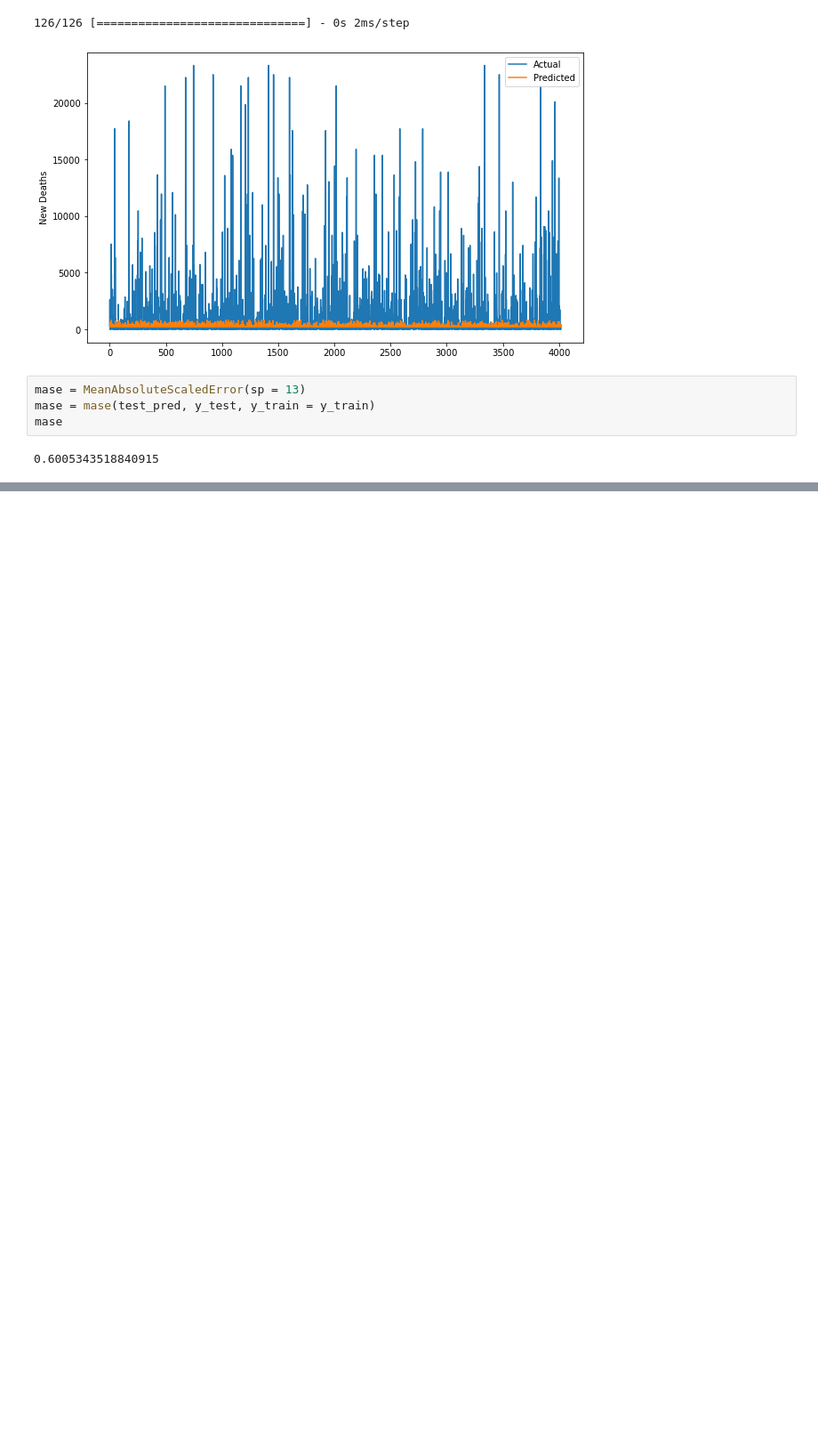
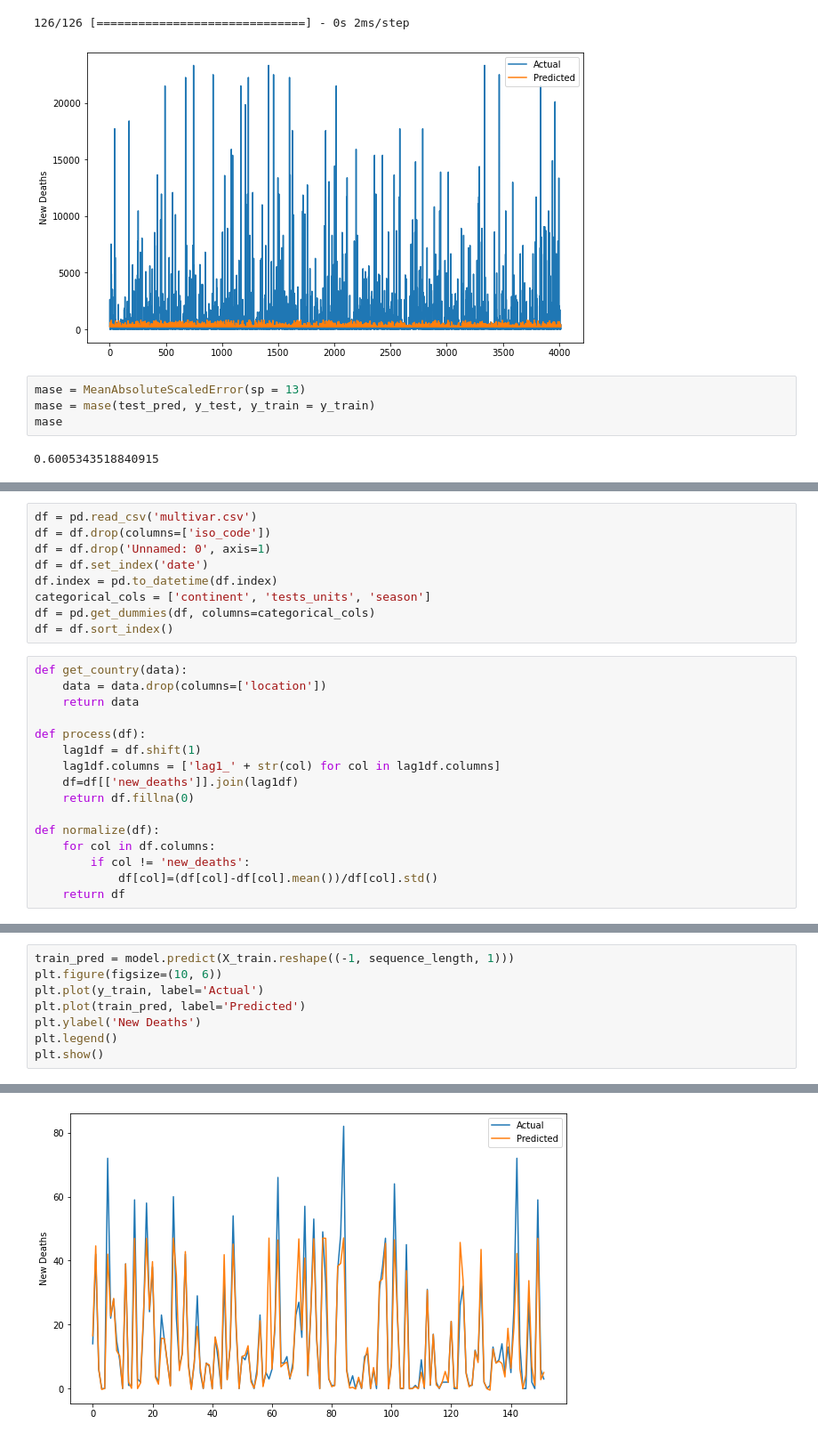
Before and after one commit to y-ginther/DS-Capstone, a Jupyter notebook: LSTMv2_c.ipynb, the cells around one changed output, grey strips where cells are left out. Shown at 89% size. Drawn from its saved outputs; the diff is of its cells as text; blank space fills up the shorter version.

```diff
--- a/LSTMv2_c.ipynb
+++ b/LSTMv2_c.ipynb
@@ -486,0 +496,25 @@ mase
+# %%
+df = pd.read_csv('multivar.csv')
+df = df.drop(columns=['iso_code'])
+df = df.drop('Unnamed: 0', axis=1)
+df = df.set_index('date')
+df.index = pd.to_datetime(df.index)
+categorical_cols = ['continent', 'tests_units', 'season']
+df = pd.get_dummies(df, columns=categorical_cols)
+df = df.sort_index()
+# %%
+def get_country(data):
+    data = data.drop(columns=['location'])
+    return data
+
+def process(df):
+    lag1df = df.shift(1)
+    lag1df.columns = ['lag1_' + str(col) for col in lag1df.columns]
+    df=df[['new_deaths']].join(lag1df)
+    return df.fillna(0)
+
+def normalize(df):
+    for col in df.columns:
+        if col != 'new_deaths':
+            df[col]=(df[col]-df[col].mean())/df[col].std()
+    return df
@@ -486,0 +586,9 @@ mase
+# %%
+train_pred = model.predict(X_train.reshape((-1, sequence_length, 1)))
+plt.figure(figsize=(10, 6))
+plt.plot(y_train, label='Actual')
+plt.plot(train_pred, label='Predicted')
+plt.ylabel('New Deaths')
+plt.legend()
+plt.show()
+# %% [output]
@@ -486,0 +596 @@ mase
+[figure, added]
```
Also changed, not shown: parts of 17 cells of this notebook.
